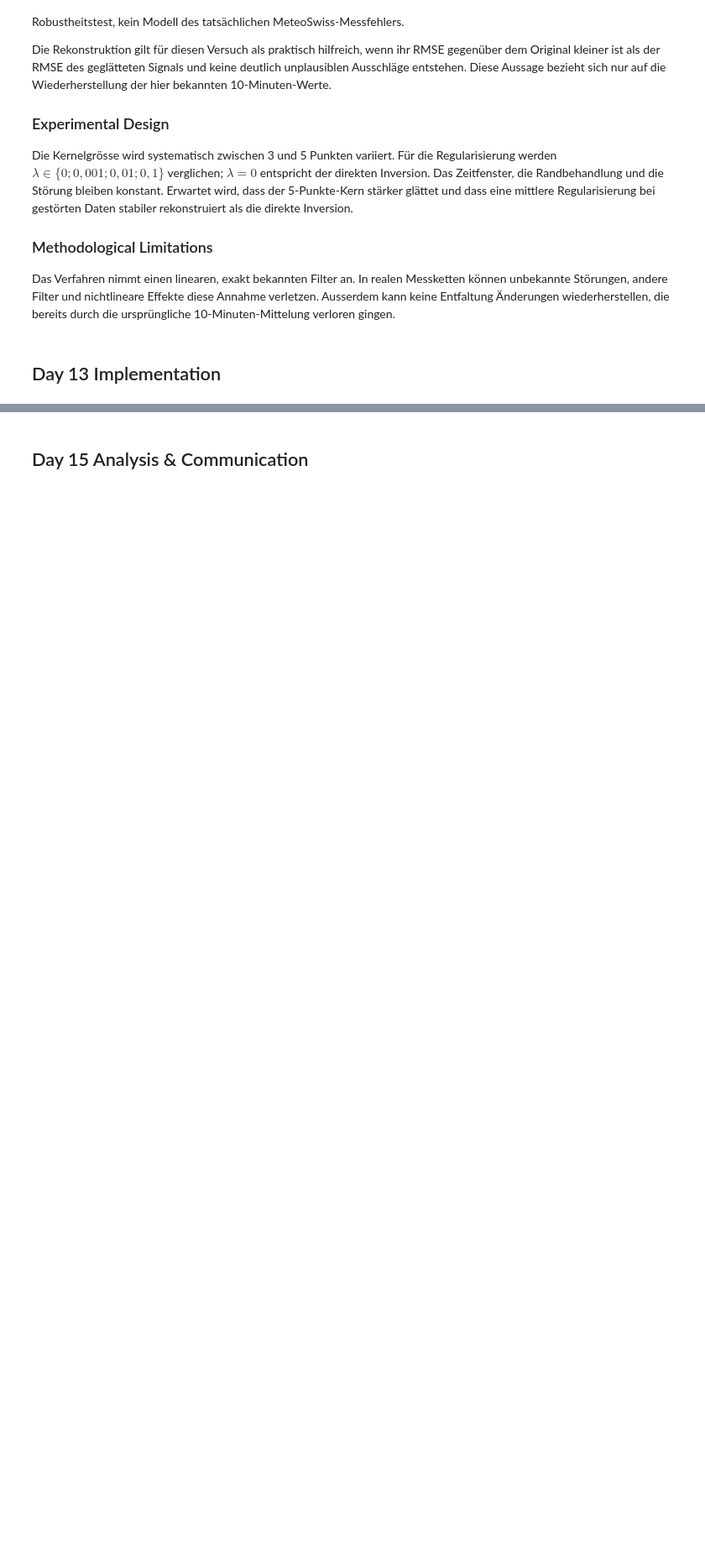
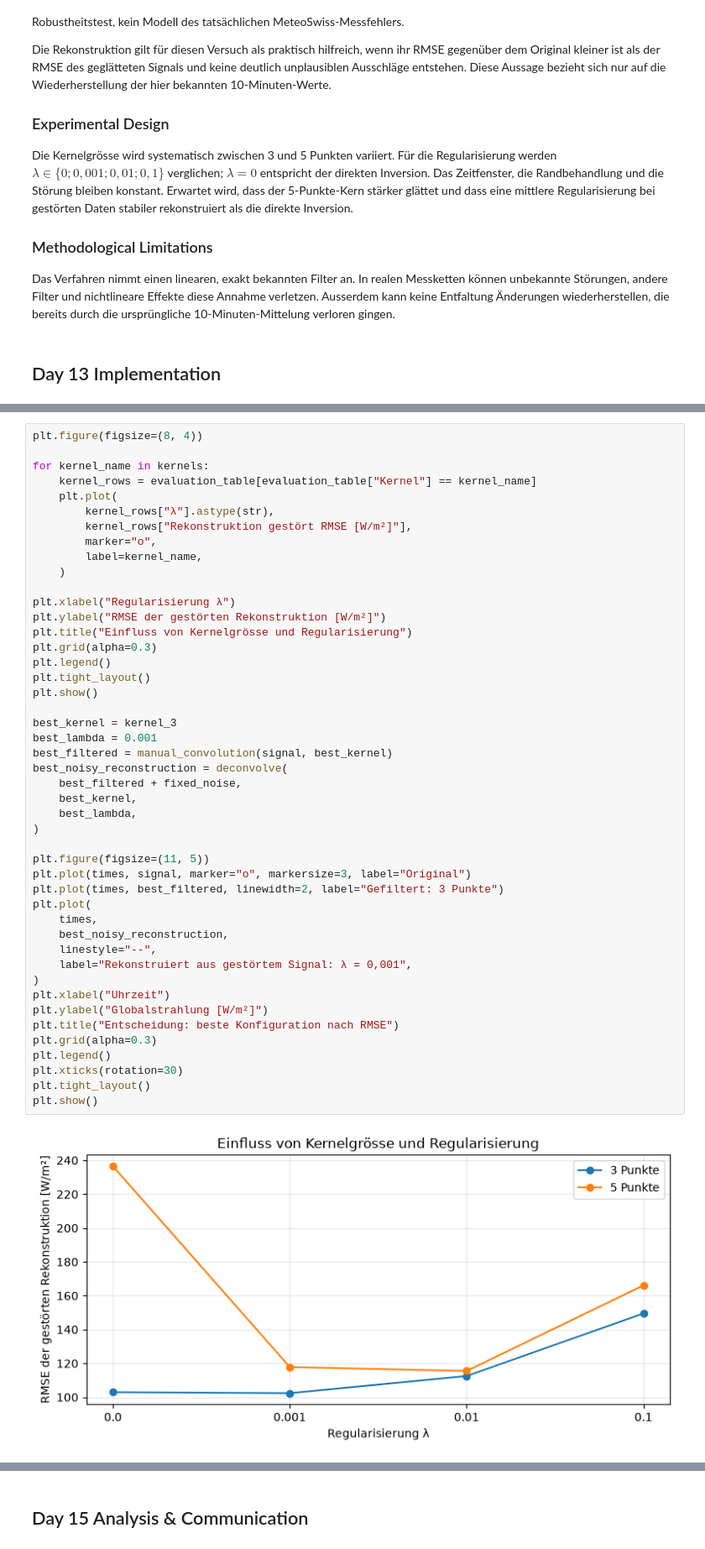
Before and after one commit to Haris-1-1/gbsv, a Jupyter notebook: gbsv_mc1/notebooks/03_convolution_deconvolution.ipynb, the cells around one changed output, grey strips where cells are left out. Shown at 84% size. Drawn from its saved outputs; the diff is of its cells as text; blank space fills up the shorter version.

```diff
--- a/gbsv_mc1/notebooks/03_convolution_deconvolution.ipynb
+++ b/gbsv_mc1/notebooks/03_convolution_deconvolution.ipynb
@@ -90,0 +263,48 @@ Das Verfahren nimmt einen linearen, exakt bekannten Filter an. In realen Messket
+# %%
+plt.figure(figsize=(8, 4))
+
+for kernel_name in kernels:
+    kernel_rows = evaluation_table[evaluation_table["Kernel"] == kernel_name]
+    plt.plot(
+        kernel_rows["λ"].astype(str),
+        kernel_rows["Rekonstruktion gestört RMSE [W/m²]"],
+        marker="o",
+        label=kernel_name,
+    )
+
+plt.xlabel("Regularisierung λ")
+plt.ylabel("RMSE der gestörten Rekonstruktion [W/m²]")
+plt.title("Einfluss von Kernelgrösse und Regularisierung")
+plt.grid(alpha=0.3)
+plt.legend()
+plt.tight_layout()
+plt.show()
+
+best_kernel = kernel_3
+best_lambda = 0.001
+best_filtered = manual_convolution(signal, best_kernel)
+best_noisy_reconstruction = deconvolve(
+    best_filtered + fixed_noise,
+    best_kernel,
+    best_lambda,
+)
+
+plt.figure(figsize=(11, 5))
+plt.plot(times, signal, marker="o", markersize=3, label="Original")
+plt.plot(times, best_filtered, linewidth=2, label="Gefiltert: 3 Punkte")
+plt.plot(
+    times,
+    best_noisy_reconstruction,
+    linestyle="--",
+    label="Rekonstruiert aus gestörtem Signal: λ = 0,001",
+)
+plt.xlabel("Uhrzeit")
+plt.ylabel("Globalstrahlung [W/m²]")
+plt.title("Entscheidung: beste Konfiguration nach RMSE")
+plt.grid(alpha=0.3)
+plt.legend()
+plt.xticks(rotation=30)
+plt.tight_layout()
+plt.show()
+# %% [output]
+[figure, added]
```
Also changed, not shown: parts of 9 cells of this notebook.
